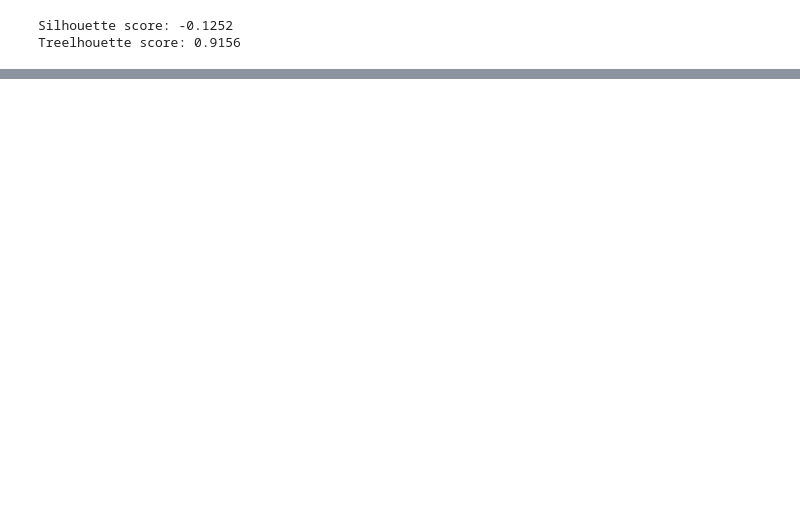
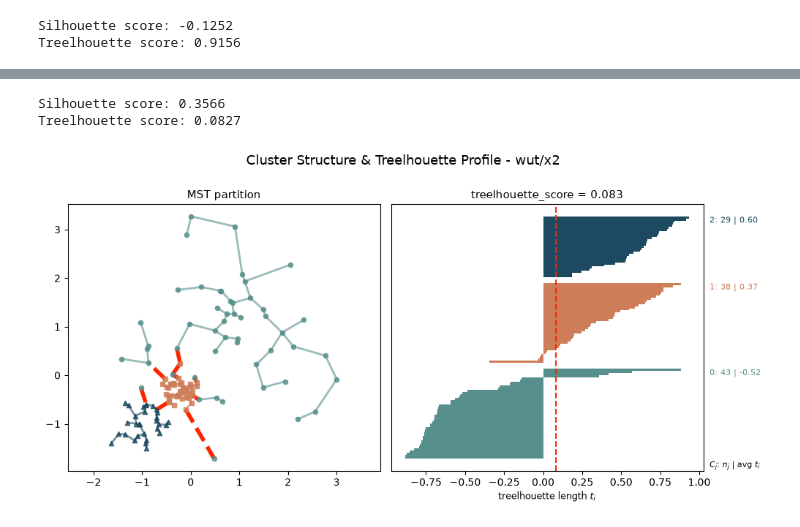
Before and after one commit to kwiatkowskaa/mstcvi, a Jupyter notebook: experiments/notebooks/01_start.ipynb, the cells around one changed output, grey strips where cells are left out. Cells and saved outputs as stored; diff of their text form; code cells hidden in the pictures; blank space fills up the shorter version.

```diff
--- a/experiments/notebooks/01_start.ipynb
+++ b/experiments/notebooks/01_start.ipynb
@@ -77,0 +84,13 @@ plot_treelhouette_summary(b.data, b.labels[0], title="Cluster Structure & Treelh
+# %%
+s = silhouette_score(b.data, b.labels[0])
+print(f"Silhouette score: {s:.4f}")
+
+t = treelhouette_score(b.data, b.labels[0])
+print(f"Treelhouette score: {t:.4f}")
+# %% [output]
+Silhouette score: 0.3566
+Treelhouette score: 0.0827
+# %%
+plot_treelhouette_summary(b.data, b.labels[0], title="Cluster Structure & Treelhouette Profile - wut/x2");
+# %% [output]
+[figure, added]
```
Also changed, not shown: parts of 24 cells of this notebook, 6 other files.
